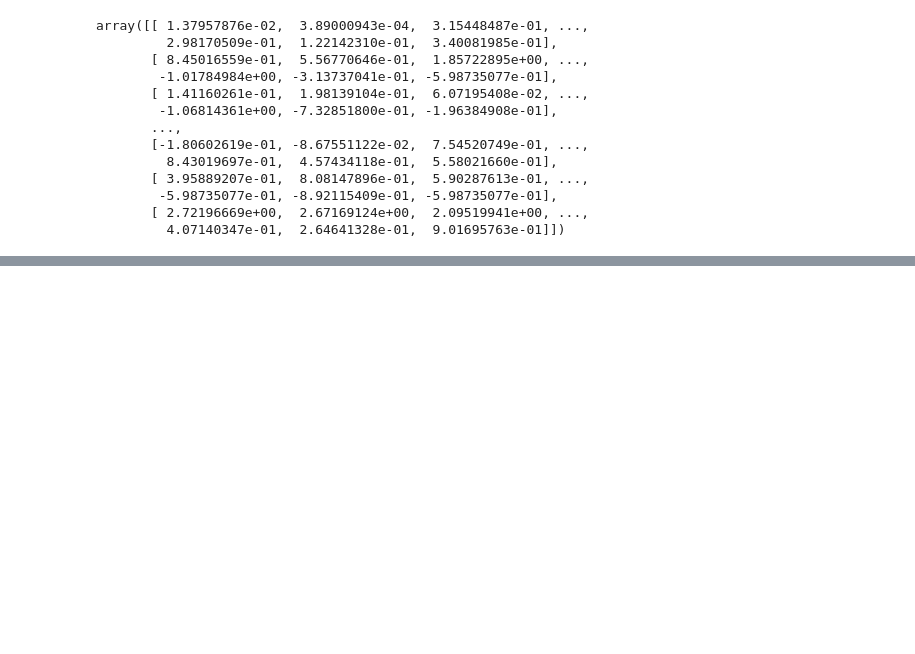
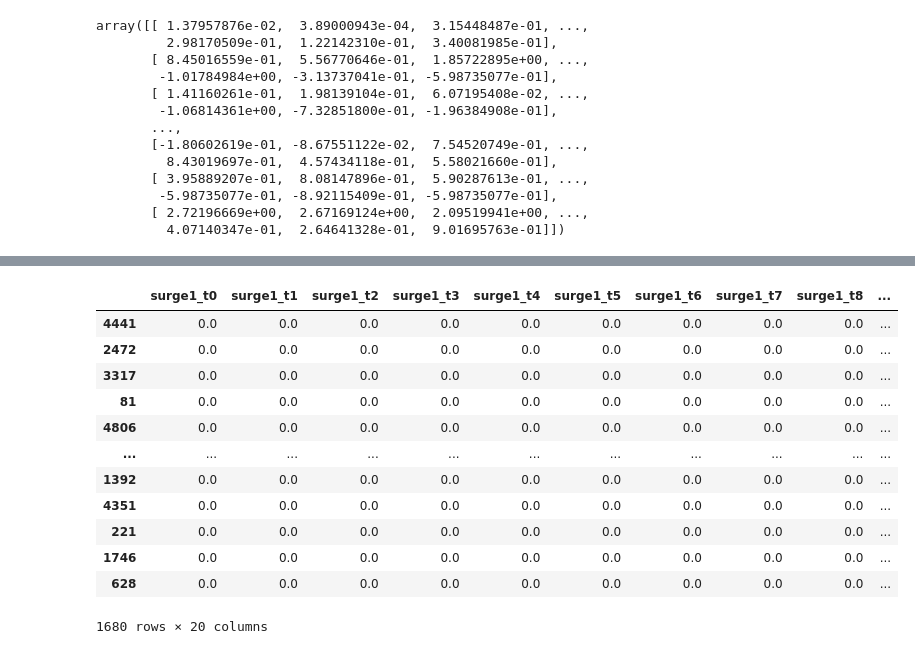
Before and after one commit to oumeima-elgharbi/ChallengeData_CanYouPredictTheTide, a Jupyter notebook: preprocess.ipynb, the cells around one changed output, grey strips where cells are left out. Drawn from its saved outputs; the diff is of its cells as text; code cells hidden in the pictures; blank space fills up the shorter version.

```diff
--- a/preprocess.ipynb
+++ b/preprocess.ipynb
@@ -320,3 +358,7 @@ regr_ridge = MultiOutputRegressor(Ridge(random_state=123)).fit(X_train_surge, y_
+# %%
+estimator = KernelRidge(kernel='rbf') # default = Linear
+# Valid values for metric are: [‘additive_chi2’, ‘chi2’, ‘linear’, ‘poly’, ‘polynomial’, ‘rbf’, ‘laplacian’, ‘sigmoid’, ‘cosine’]
+regr_ridge = MultiOutputRegressor(estimator).fit(X_train_surge, y_train_surge)
 # %%
 regr_ridge.predict(X_train_surge[[0]])
 # %% [output]
@@ -535,0 +372,3 @@ Y_test_pred_df.to_csv("./dataset/output/submit/Y_test.csv", index_label='id_sequ
+# %%
+y_val_surge_pred_ridge = regr_ridge.predict(X_val_surge)
+y_val_surge_pred_ridge
@@ -535,0 +383,16 @@ Y_test_pred_df.to_csv("./dataset/output/submit/Y_test.csv", index_label='id_sequ
+# %%
+save_y_pred("KernelRidge", output_path, y_val_surge_pred_ridge, y_val_surge.index, submit=False)
+# %% [output]
+|  | surge1_t0 | surge1_t1 | surge1_t2 | surge1_t3 | surge1_t4 | surge1_t5 | surge1_t6 | surge1_t7 | surge1_t8 | ... |
+| 4441 | 0.0 | 0.0 | 0.0 | 0.0 | 0.0 | 0.0 | 0.0 | 0.0 | 0.0 | ... |
+| 2472 | 0.0 | 0.0 | 0.0 | 0.0 | 0.0 | 0.0 | 0.0 | 0.0 | 0.0 | ... |
+| 3317 | 0.0 | 0.0 | 0.0 | 0.0 | 0.0 | 0.0 | 0.0 | 0.0 | 0.0 | ... |
+| 81 | 0.0 | 0.0 | 0.0 | 0.0 | 0.0 | 0.0 | 0.0 | 0.0 | 0.0 | ... |
+| 4806 | 0.0 | 0.0 | 0.0 | 0.0 | 0.0 | 0.0 | 0.0 | 0.0 | 0.0 | ... |
+| ... | ... | ... | ... | ... | ... | ... | ... | ... | ... | ... |
+| 1392 | 0.0 | 0.0 | 0.0 | 0.0 | 0.0 | 0.0 | 0.0 | 0.0 | 0.0 | ... |
+| 4351 | 0.0 | 0.0 | 0.0 | 0.0 | 0.0 | 0.0 | 0.0 | 0.0 | 0.0 | ... |
+| 221 | 0.0 | 0.0 | 0.0 | 0.0 | 0.0 | 0.0 | 0.0 | 0.0 | 0.0 | ... |
+| 1746 | 0.0 | 0.0 | 0.0 | 0.0 | 0.0 | 0.0 | 0.0 | 0.0 | 0.0 | ... |
+| 628 | 0.0 | 0.0 | 0.0 | 0.0 | 0.0 | 0.0 | 0.0 | 0.0 | 0.0 | ... |
+1680 rows × 20 columns
```
Also changed, not shown: parts of 83 cells of this notebook, 2 other files.
